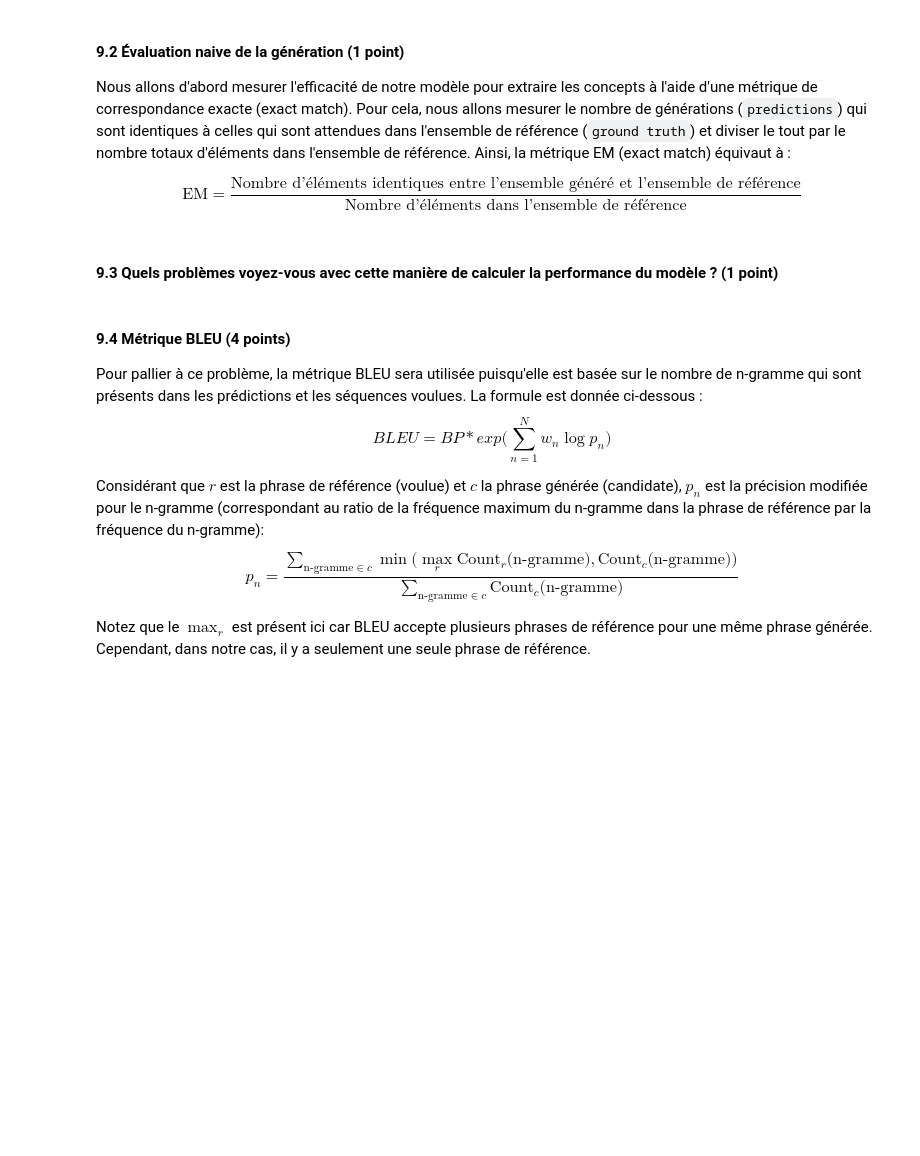
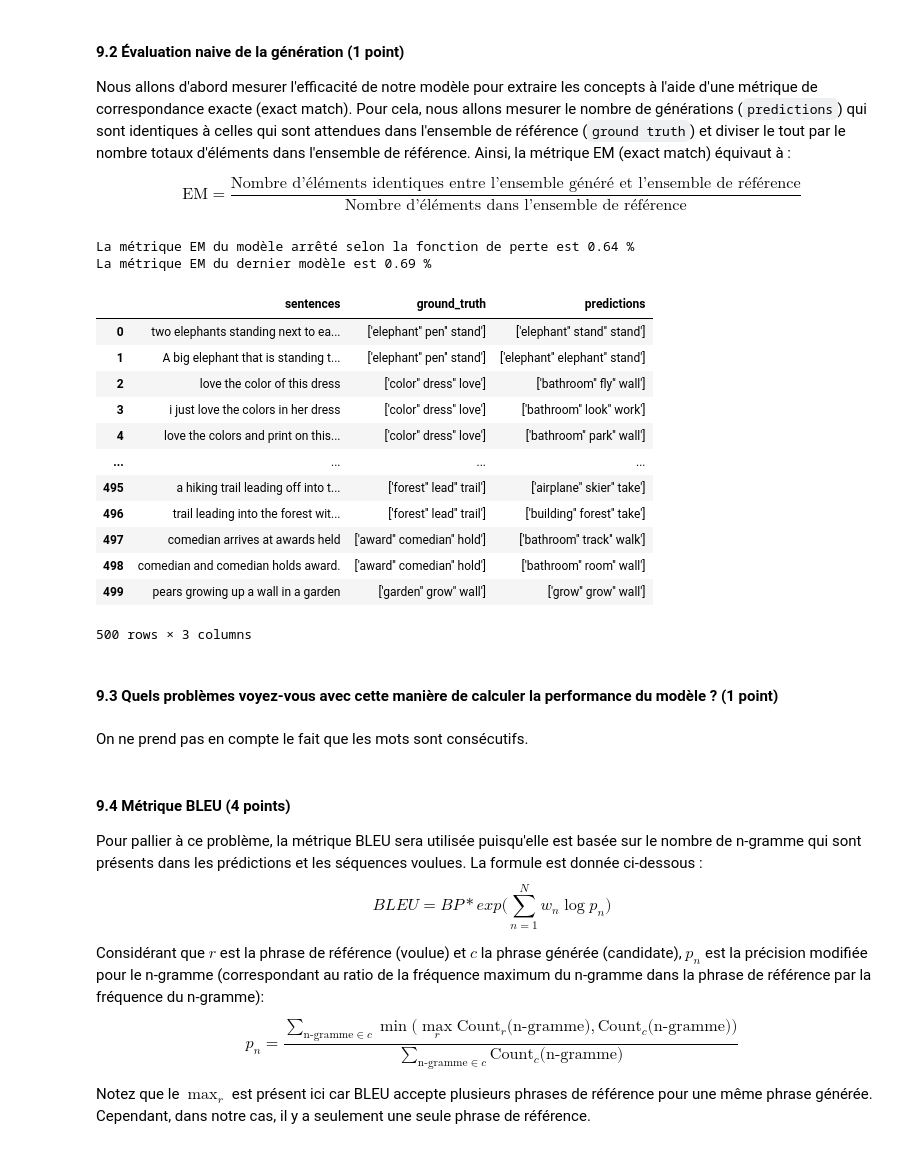
Before and after one commit to mohamedali05/TP_INF8460, a Jupyter notebook: TP_3/inf8460_A24_TP3_E╠ünonce╠ü.ipynb, the cells around one changed output. Cells and saved outputs as stored; diff of their text form; code cells hidden in the pictures; blank space fills up the shorter version.

```diff
--- a/TP_3/inf8460_A24_TP3_E╠ünonce╠ü.ipynb
+++ b/TP_3/inf8460_A24_TP3_E╠ünonce╠ü.ipynb
@@ -1495,13 +1532,51 @@ def compute_em_score(data):
     La métrique EM du modèle en pourcentage
     """
     # TODO
-    pass
+
+    mean_EM = 0
+    for i,row in data.iterrows() :
+        EM = 0
+        g_t = row['ground_truth'].replace('[', '').replace(']', '').replace("'", "").split()
+        preds = row['predictions'].replace('[', '').replace(']', '').replace("'", "").split()
+        for pred in preds :
+            if  pred in g_t :
+                EM+=1
+        EM = EM/len(g_t)
+        mean_EM += EM
+    mean_EM = mean_EM/len(data)
+    return mean_EM
+
+
+
+
+
     # END TODO
 
 print(f"La métrique EM du modèle arrêté selon la fonction de perte est {compute_em_score(predictions_stopped):.2f} %")
 print(f"La métrique EM du dernier modèle est {compute_em_score(predictions_last):.2f} %")
+# %% [output]
+La métrique EM du modèle arrêté selon la fonction de perte est 0.64 %
+La métrique EM du dernier modèle est 0.69 %
+# %%
+predictions_stopped
+# %% [output]
+|  | sentences | ground_truth | predictions |
+| 0 | two elephants standing next to ea... | ['elephant'' pen'' stand'] | ['elephant'' stand'' stand'] |
+| 1 | A big elephant that is standing t... | ['elephant'' pen'' stand'] | ['elephant'' elephant'' stand'] |
+| 2 | love the color of this dress | ['color'' dress'' love'] | ['bathroom'' fly'' wall'] |
+| 3 | i just love the colors in her dress | ['color'' dress'' love'] | ['bathroom'' look'' work'] |
+| 4 | love the colors and print on this... | ['color'' dress'' love'] | ['bathroom'' park'' wall'] |
+| ... | ... | ... | ... |
+| 495 | a hiking trail leading off into t... | ['forest'' lead'' trail'] | ['airplane'' skier'' take'] |
+| 496 | trail leading into the forest wit... | ['forest'' lead'' trail'] | ['building'' forest'' take'] |
+| 497 | comedian arrives at awards held | ['award'' comedian'' hold'] | ['bathroom'' track'' walk'] |
+| 498 | comedian and comedian holds award. | ['award'' comedian'' hold'] | ['bathroom'' room'' wall'] |
+| 499 | pears growing up a wall in a garden | ['garden'' grow'' wall'] | ['grow'' grow'' wall'] |
+500 rows × 3 columns
 # %% [markdown]
 #### 9.3 Quels problèmes voyez-vous avec cette manière de calculer la performance du modèle ? (1 point)
+# %% [markdown]
+On ne prend pas en compte le fait que les mots sont consécutifs.
 # %% [markdown]
 #### 9.4 Métrique BLEU (4 points)
 Pour pallier à ce problème, la métrique BLEU sera utilisée puisqu'elle est basée sur le nombre de n-gramme qui sont présents dans les prédictions et les séquences voulues. La formule est donnée ci-dessous :
```
Also changed, not shown: parts of 8 cells of this notebook, 2 other files.
